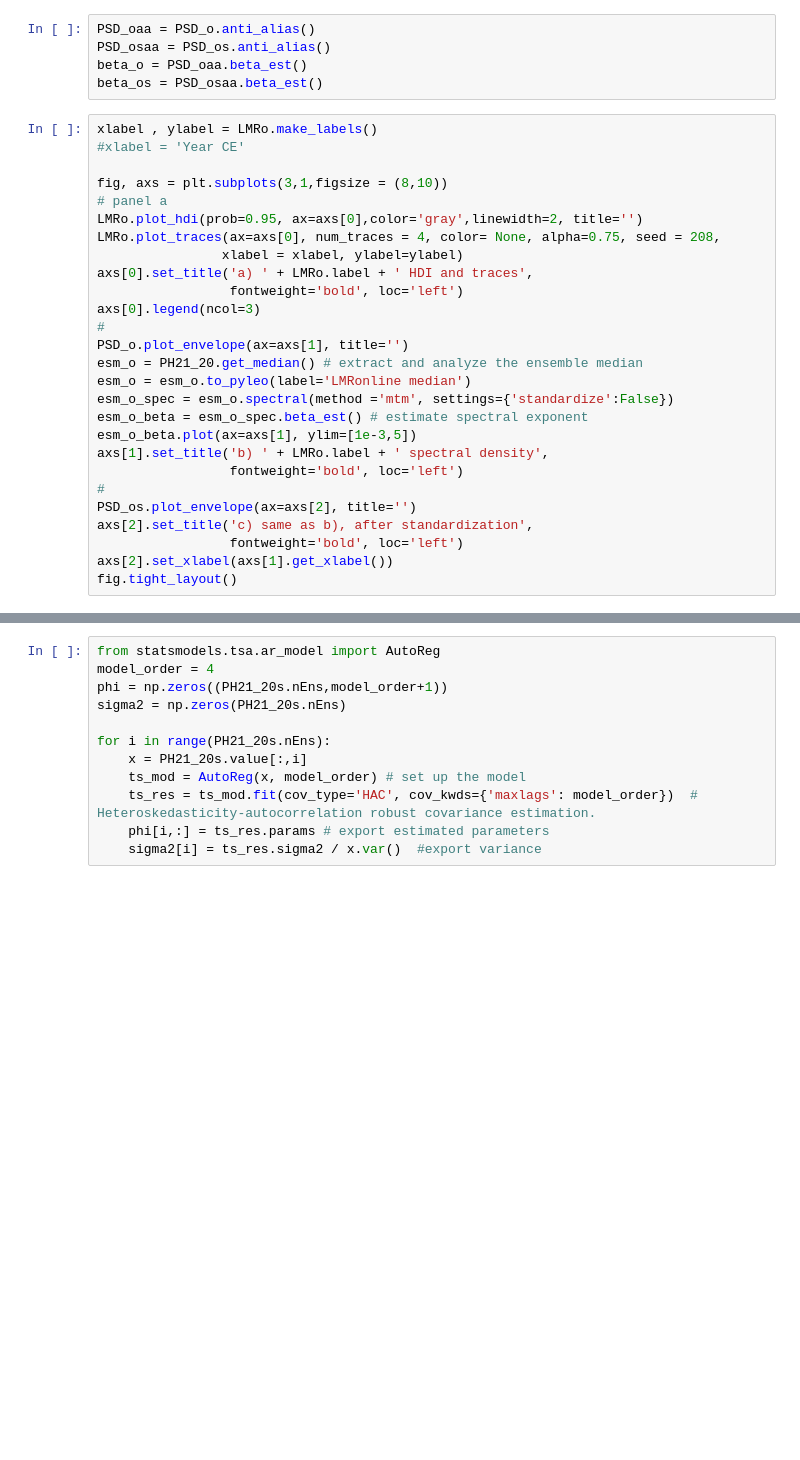
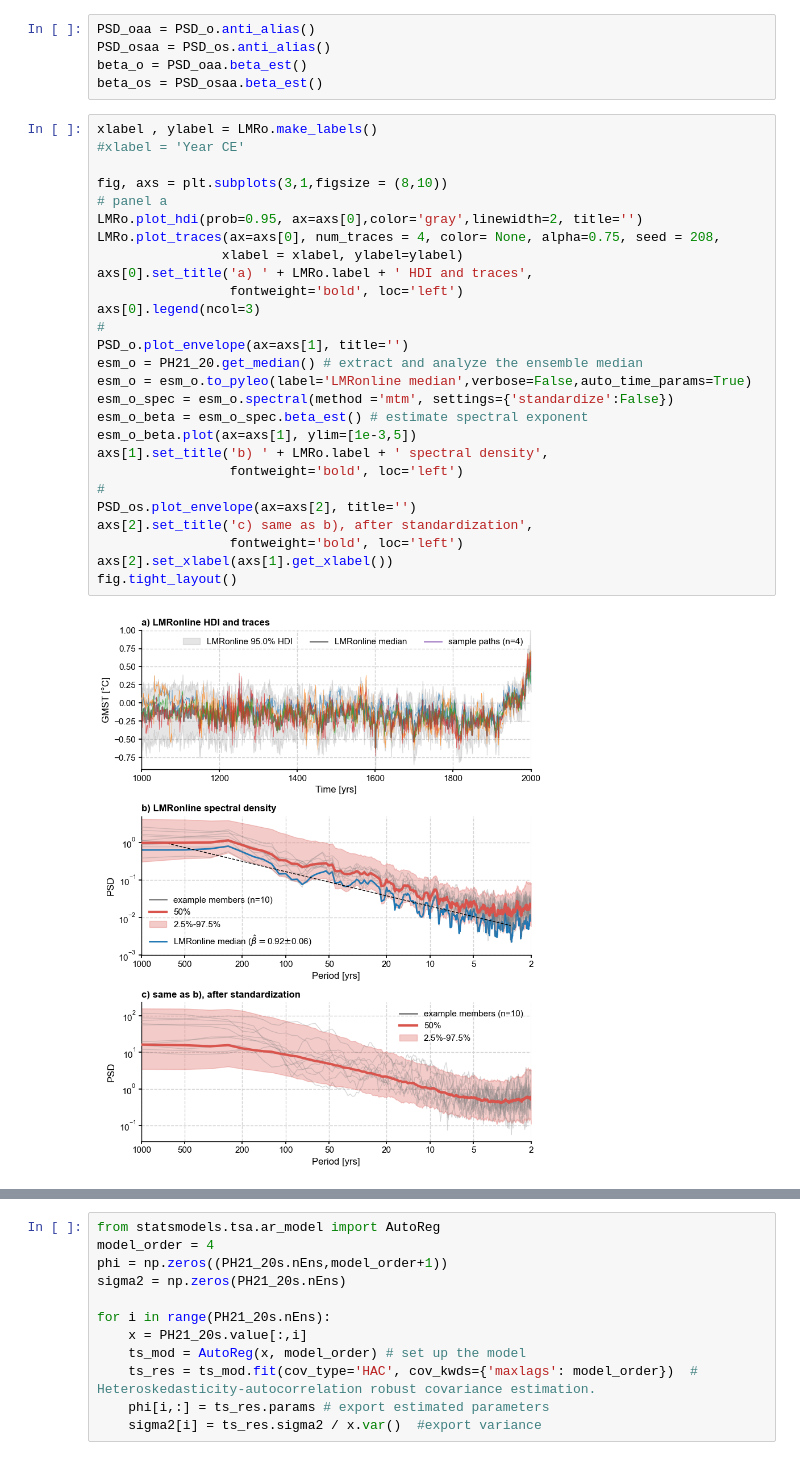
Before and after one commit to LinkedEarth/pens, a Jupyter notebook: docsrc/notebooks/Fig3_4_LMRonline.ipynb, the cells around one changed output, grey strips where cells are left out. Cells and saved outputs as stored; diff of their text form; blank space fills up the shorter version.

```diff
--- a/docsrc/notebooks/Fig3_4_LMRonline.ipynb
+++ b/docsrc/notebooks/Fig3_4_LMRonline.ipynb
@@ -46,30 +46,32 @@ beta_os = PSD_osaa.beta_est()
 # %%
 xlabel , ylabel = LMRo.make_labels()
 #xlabel = 'Year CE'
 
 fig, axs = plt.subplots(3,1,figsize = (8,10))
 # panel a
 LMRo.plot_hdi(prob=0.95, ax=axs[0],color='gray',linewidth=2, title='')
 LMRo.plot_traces(ax=axs[0], num_traces = 4, color= None, alpha=0.75, seed = 208,
                 xlabel = xlabel, ylabel=ylabel)
 axs[0].set_title('a) ' + LMRo.label + ' HDI and traces',
                  fontweight='bold', loc='left')
 axs[0].legend(ncol=3)
 #
 PSD_o.plot_envelope(ax=axs[1], title='')
 esm_o = PH21_20.get_median() # extract and analyze the ensemble median
-esm_o = esm_o.to_pyleo(label='LMRonline median')
+esm_o = esm_o.to_pyleo(label='LMRonline median',verbose=False,auto_time_params=True)
 esm_o_spec = esm_o.spectral(method ='mtm', settings={'standardize':False})
 esm_o_beta = esm_o_spec.beta_est() # estimate spectral exponent
 esm_o_beta.plot(ax=axs[1], ylim=[1e-3,5])
 axs[1].set_title('b) ' + LMRo.label + ' spectral density',
                  fontweight='bold', loc='left')
 #
 PSD_os.plot_envelope(ax=axs[2], title='')
 axs[2].set_title('c) same as b), after standardization',
                  fontweight='bold', loc='left')
 axs[2].set_xlabel(axs[1].get_xlabel())
 fig.tight_layout()
+# %% [output]
+[figure, added]
 # %%
 fig3 = plt.figure(constrained_layout=True, figsize = (8,8))
 gs = fig3.add_gridspec(3, 3)
```
Also changed, not shown: parts of 15 cells of this notebook, 6 other files.
